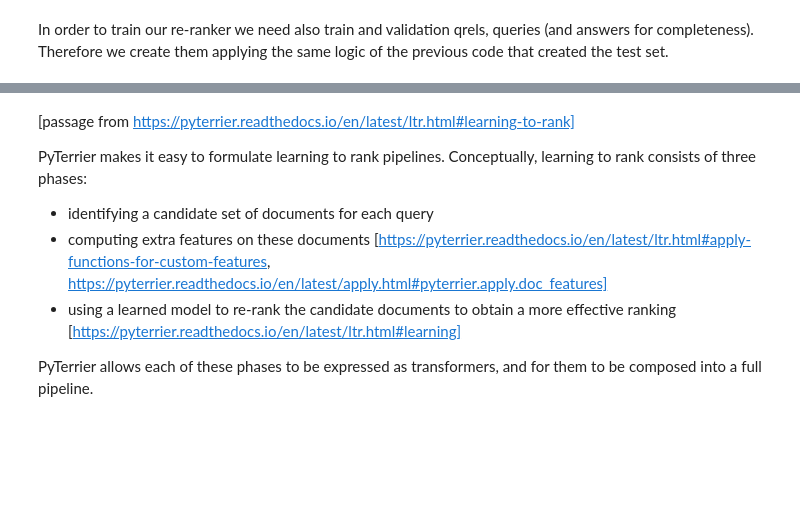
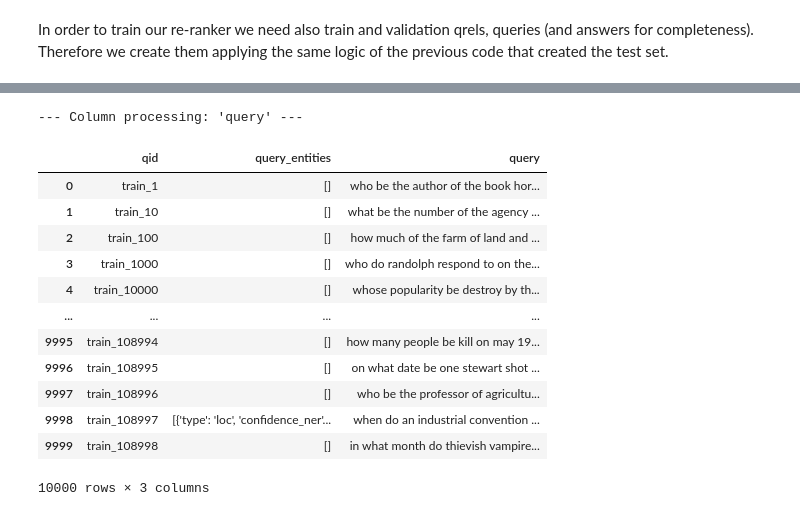
Before and after one commit to gpinelli/HistoricalNews_InformationRetrievalProject, a Jupyter notebook: Historical_News_Question_Answering2.ipynb, the cells around one changed output, grey strips where cells are left out. Saved outputs shown, nothing was run; the diff lists cells and outputs as text; code cells hidden in the pictures; blank space fills up the shorter version.

Commit message:
Update last version of the project (no training)

```diff
--- a/Historical_News_Question_Answering2.ipynb
+++ b/Historical_News_Question_Answering2.ipynb
@@ -1776,10 +1228,0 @@ if not uploaded:
-# %% [markdown]
-[passage from https://pyterrier.readthedocs.io/en/latest/ltr.html#learning-to-rank]
-
-PyTerrier makes it easy to formulate learning to rank pipelines. Conceptually, learning to rank consists of three phases:
-
-- identifying a candidate set of documents for each query
-- computing extra features on these documents [https://pyterrier.readthedocs.io/en/latest/ltr.html#apply-functions-for-custom-features, https://pyterrier.readthedocs.io/en/latest/apply.html#pyterrier.apply.doc_features]
-- using a learned model to re-rank the candidate documents to obtain a more effective ranking [https://pyterrier.readthedocs.io/en/latest/ltr.html#learning]
-
-PyTerrier allows each of these phases to be expressed as transformers, and for them to be composed into a full pipeline.
@@ -1823,0 +1255,18 @@ p = pt.terrier.Retriever(index, wmodel="BM25") >> rejoin_queries >> pt.apply.doc
+# %%
+train_queries = query_preprocessing(train_queries)
+train_queries
+# %% [output]
+--- Column processing: 'query' ---
+|  | qid | query_entities | query |
+| 0 | train_1 | [] | who be the author of the book hor... |
+| 1 | train_10 | [] | what be the number of the agency ... |
+| 2 | train_100 | [] | how much of the farm of land and ... |
+| 3 | train_1000 | [] | who do randolph respond to on the... |
+| 4 | train_10000 | [] | whose popularity be destroy by th... |
+| ... | ... | ... | ... |
+| 9995 | train_108994 | [] | how many people be kill on may 19... |
+| 9996 | train_108995 | [] | on what date be one stewart shot ... |
+| 9997 | train_108996 | [] | who be the professor of agricultu... |
+| 9998 | train_108997 | [{'type': 'loc', 'confidence_ner'... | when do an industrial convention ... |
+| 9999 | train_108998 | [] | in what month do thievish vampire... |
+10000 rows × 3 columns
```
Also changed, not shown: parts of 84 cells of this notebook.
